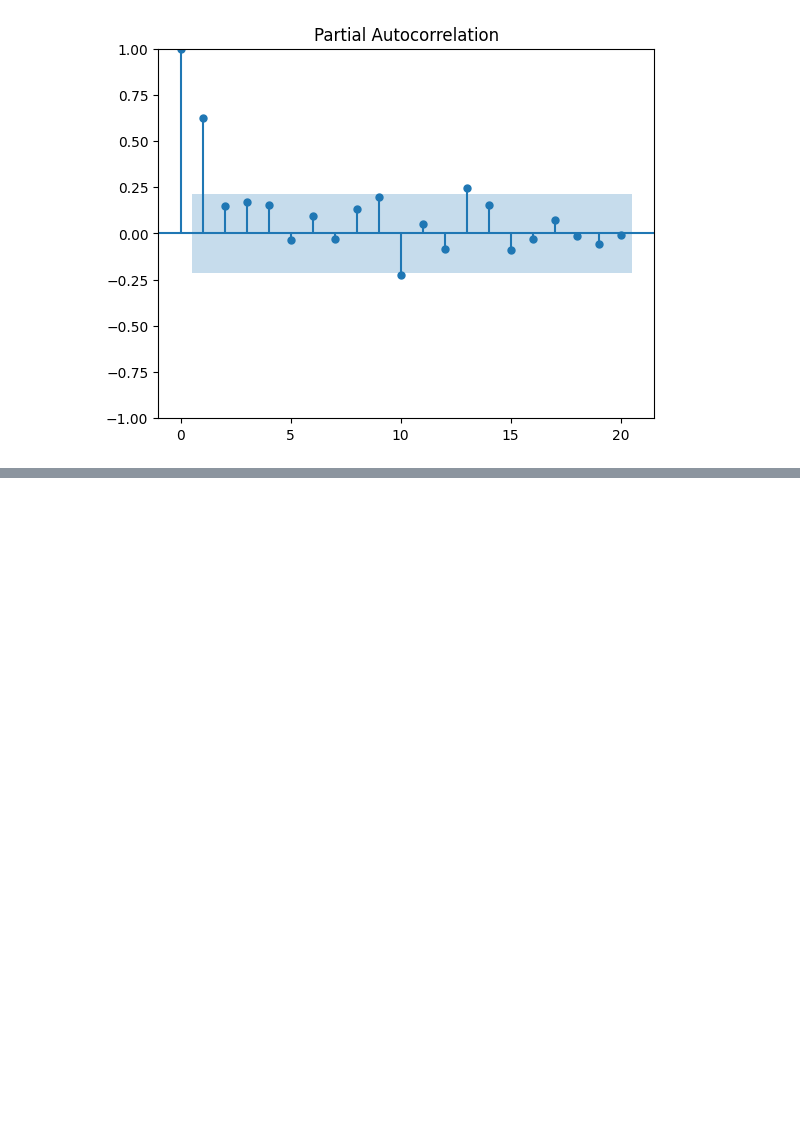
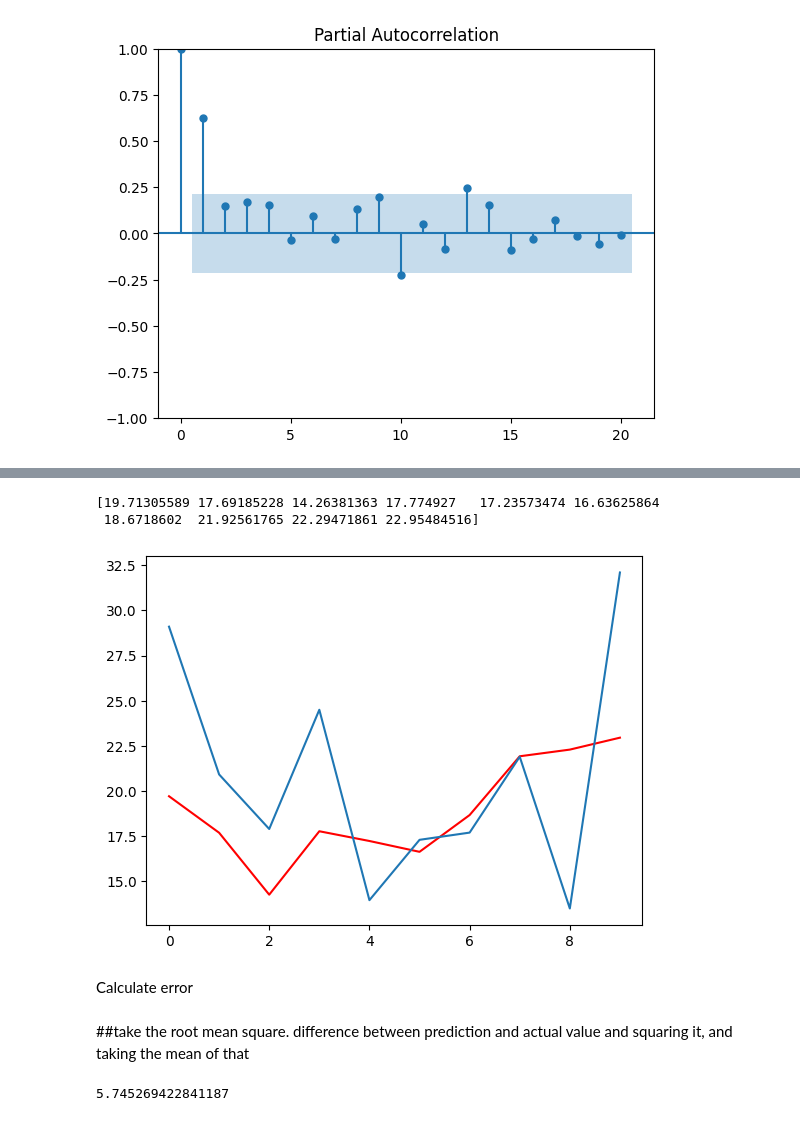
Before and after one commit to MithunMPK/PythonAssignments, a Jupyter notebook: Project.ipynb, the cells around one changed output, grey strips where cells are left out. Drawn from its saved outputs; the diff is of its cells as text; code cells hidden in the pictures; blank space fills up the shorter version.

```diff
--- a/Project.ipynb
+++ b/Project.ipynb
@@ -47,3 +53,6 @@ df.head()
 | 1940 | 3.0 |
 | 1941 | 7.0 |
 | 1942 | 5.0 |
+# %%
+X = df.values
+X
@@ -72,0 +125,5 @@ plt.show()
+# %%
+train = X[:len(X) -50]
+test = X[len(X) -10:]
+##train = X[52:64]
+##test = X[65:]
@@ -72,0 +142,3 @@ plt.show()
+# %%
+model = AutoReg(train, lags=10)
+model_fit = model.fit()
@@ -72,0 +167,4 @@ plt.show()
+# %%
+##pred = model_fit.predict(start=len(train), end = len(X)-1, dynamic= False)
+pred = model_fit.predict(start=len(train), end =len(train)+len(test)-1 , dynamic= False)
+print(len(pred))
@@ -72,0 +189,19 @@ plt.show()
+# %%
+pyplot.plot(pred , color="red")
+pyplot.plot(test)
+print(pred)
+# %% [output]
+[19.71305589 17.69185228 14.26381363 17.774927   17.23573474 16.63625864
+ 18.6718602  21.92561765 22.29471861 22.95484516]
+[figure, added]
+# %% [markdown]
+Calculate error
+# %% [markdown]
+##take the root mean square. difference between prediction and actual value and squaring it, and taking the mean of that
+# %%
+from math import sqrt
+from sklearn.metrics import mean_squared_error
+rmse = sqrt(mean_squared_error(test, pred))
+print(rmse)
+# %% [output]
+5.745269422841187
```
Also changed, not shown: parts of 13 cells of this notebook.
